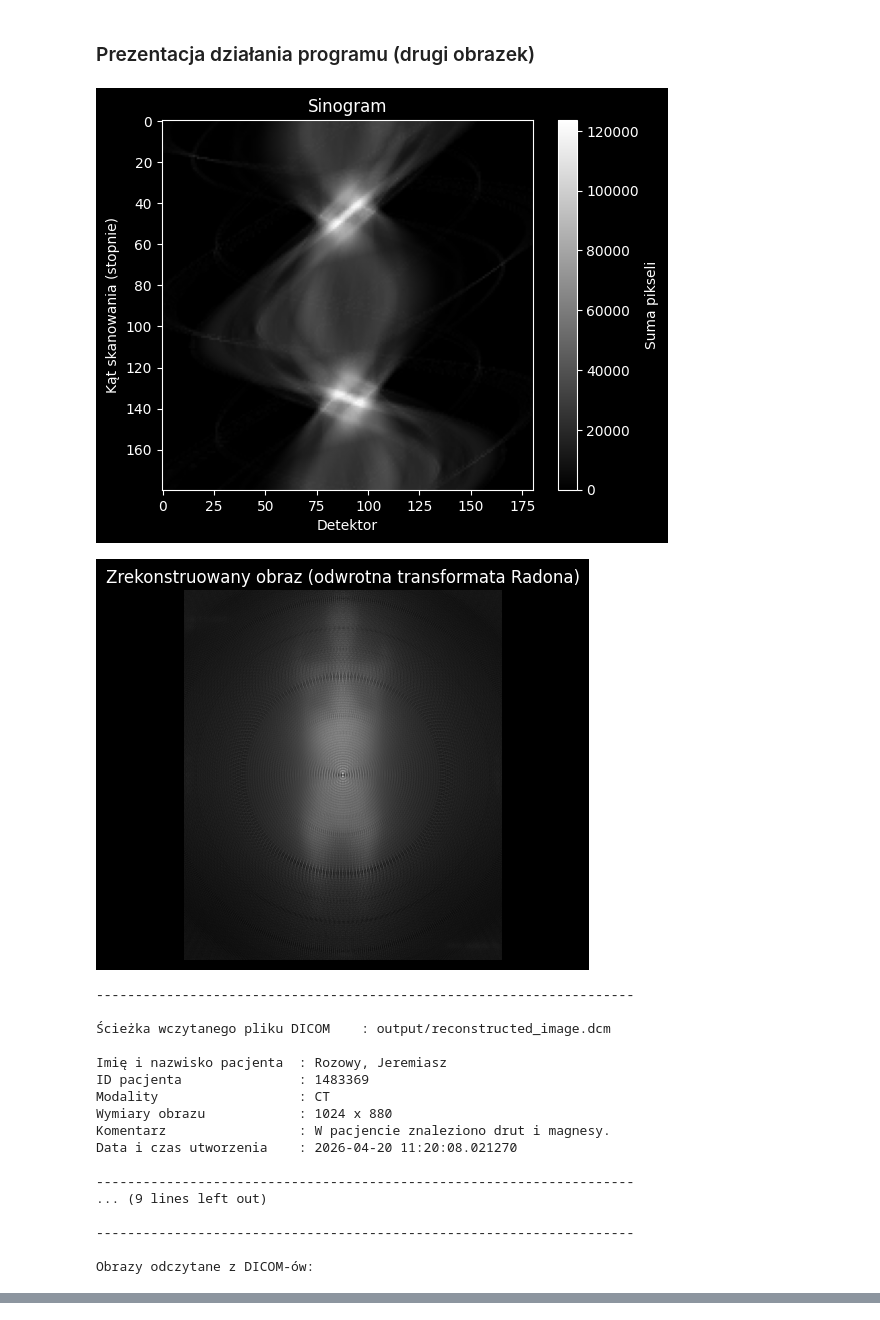
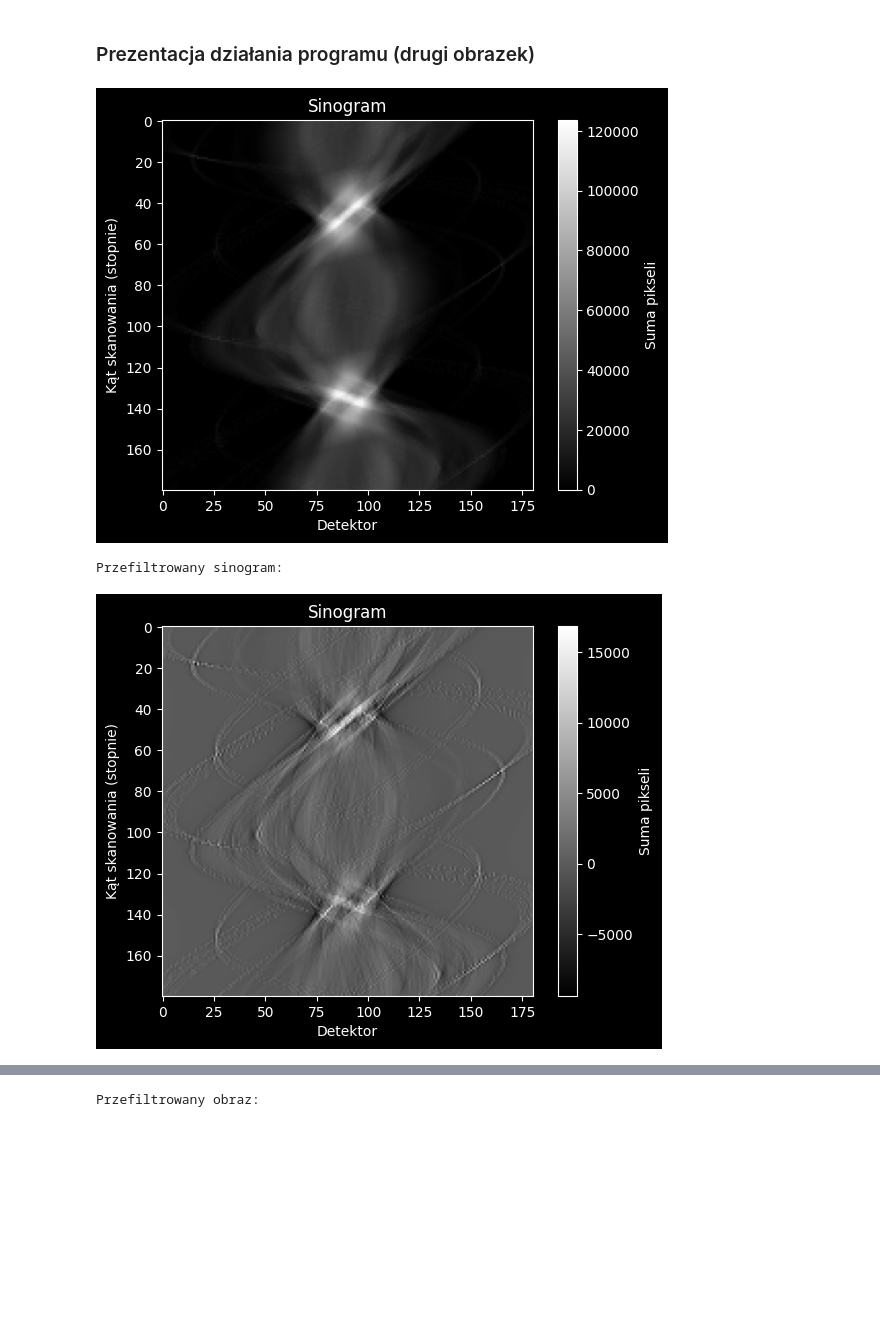
Before and after one commit to pwlsp/tomograf, a Jupyter notebook: tomograf.ipynb, the cells around one changed output, grey strips where cells are left out. Cells and saved outputs as stored; diff of their text form; code cells hidden in the pictures; blank space fills up the shorter version.

Commit message:
Add filtering

```diff
--- a/tomograf.ipynb
+++ b/tomograf.ipynb
@@ -494,7 +495,7 @@ import datetime
 from pydicom.dataset import FileDataset, FileMetaDataset
 from pydicom.uid import UID, generate_uid, CTImageStorage, ExplicitVRLittleEndian, PYDICOM_IMPLEMENTATION_UID
 
-def save_np_uint8_image_to_dicom(image: np.ndarray, filename: str, patient_name: str = "Anonymous", patient_id: str = "12345", komentarz: str = ""):
+def save_np_uint8_image_to_dicom(image: np.ndarray, filename: str, patient_name: str = "Anonymous", patient_id: str = "12345", comment: str = ""):
     """
     Args:
         image: 2D numpy array typu `np.uint8`
@@ -535,8 +536,8 @@ def save_np_uint8_image_to_dicom(image: np.ndarray, filename: str, patient_name:
     ds.PixelRepresentation = 0 # 0 = Unsigned integer
 
     # Komentarz
-    if komentarz:
-        ds.ImageComments = komentarz
+    if comment:
+        ds.ImageComments = comment
 
     # Załadowanie danych
     ds.PixelData = image.tobytes()
@@ -898,7 +965,15 @@ sinogram_data_2 = radon(
     num_steps=num_steps_2,
     rotation_angle=rotation_angle_2,
 )
+
+kernel_2 = compute_kernel(num_detectors_2)
+sinogram_data_filtered_2 = copy.deepcopy(sinogram_data_2)
+sinogram_data_filtered_2.sinogram = filter_sinogram(sinogram_data_2.sinogram, kernel_2)
+
 plot_sinogram(sinogram_data_2.sinogram)
+
+print("Przefiltrowany sinogram:")
+plot_sinogram(sinogram_data_filtered_2.sinogram)
 
 # Wizualizacja iteracji generowania sinogramu
 if visualize_2:
@@ -910,55 +985,46 @@ if visualize_2:
 
 # Zrekonstruowany obraz z sinogramu
 reconstructed_image_2 = inverse_radon(sinogram_data_2, image_2.shape)
+
+reconstructed_image_filtered_2 = inverse_radon(sinogram_data_filtered_2, image_2.shape)
+reconstructed_image_filtered_2 = filter_reconstruction(reconstructed_image_filtered_2)
+
 plot_reconstruction(reconstructed_image_2)
+
+print("Przefiltrowany obraz:")
+plot_reconstruction(reconstructed_image_filtered_2)
 
 # Wizualizacja iteracji rekonstrukcji obrazu z sinogramu
 if visualize_2:
     simulate_reconstruction(
         sinogram_data_2,
         image_2.shape,
         step=sinogram_data_2.scan_positions.num_scans // reconstruction_vis_steps_2,
         delay=0.0,
     )
 
 # Zapis DICOM
 save_np_uint8_image_to_dicom(
     reconstructed_image_2,
     path_reconstructed_image_2,
     patient_name=dicom_patient_name_2,
     patient_id=dicom_patient_id_2,
-    komentarz=dicom_comment_2,
+    comment=dicom_comment_2,
 )
 
 # Odczyt DICOM
 image_from_created_dicom_2 = read_uint8_image_from_dicom(path_reconstructed_image_2)
 image_from_given_dicom_2 = read_uint8_image_from_dicom(path_dicom_to_read_2)
 
 print()
 print("Obrazy odczytane z DICOM-ów:")
 with plt.style.context("dark_background"):
     plt.subplot(1, 2, 1)
     plt.imshow(image_from_given_dicom_2, cmap="gray")
     plt.subplot(1, 2, 2)
     plt.imshow(image_from_created_dicom_2, cmap="gray")
     plt.show()
 # %% [output]
 [figure]
+Przefiltrowany sinogram:
-[figure, old version]
+[figure, new version]
----------------------------------------------------------------------
-
-Ścieżka wczytanego pliku DICOM    : output/reconstructed_image.dcm
-
-Imię i nazwisko pacjenta  : Rozowy, Jeremiasz
-ID pacjenta               : 1483369
-Modality                  : CT
-Wymiary obrazu            : 1024 x 880
-Komentarz                 : W pacjencie znaleziono drut i magnesy.
-Data i czas utworzenia    : 2026-04-20 11:20:08.021270
-
----------------------------------------------------------------------
-... (9 lines left out)
-
----------------------------------------------------------------------
-
-Obrazy odczytane z DICOM-ów:
@@ -965,0 +1032 @@ Obrazy odczytane z DICOM-ów:
+Przefiltrowany obraz:
```
Also changed, not shown: parts of 12 cells of this notebook, 1 other file.
